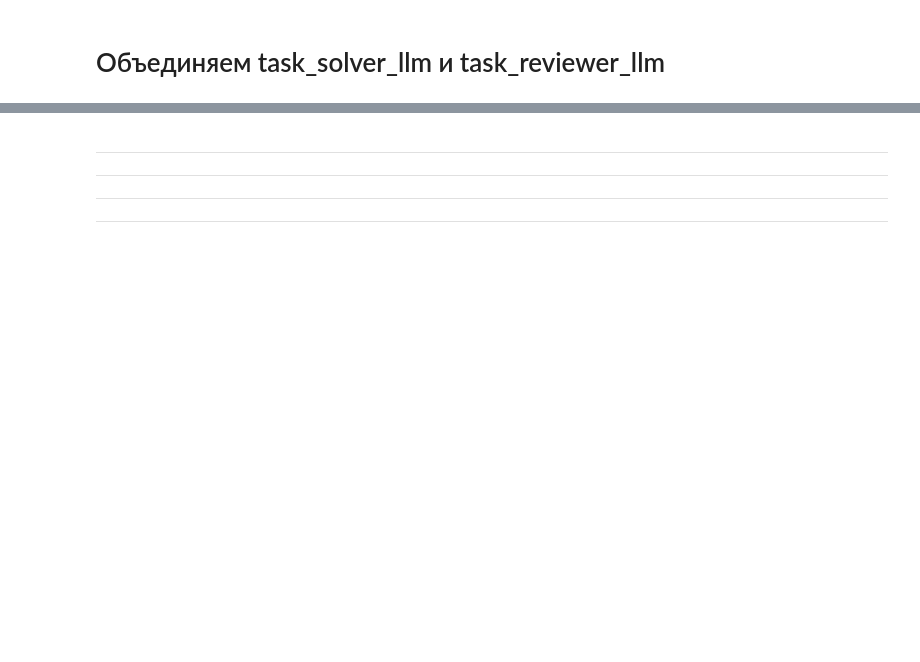
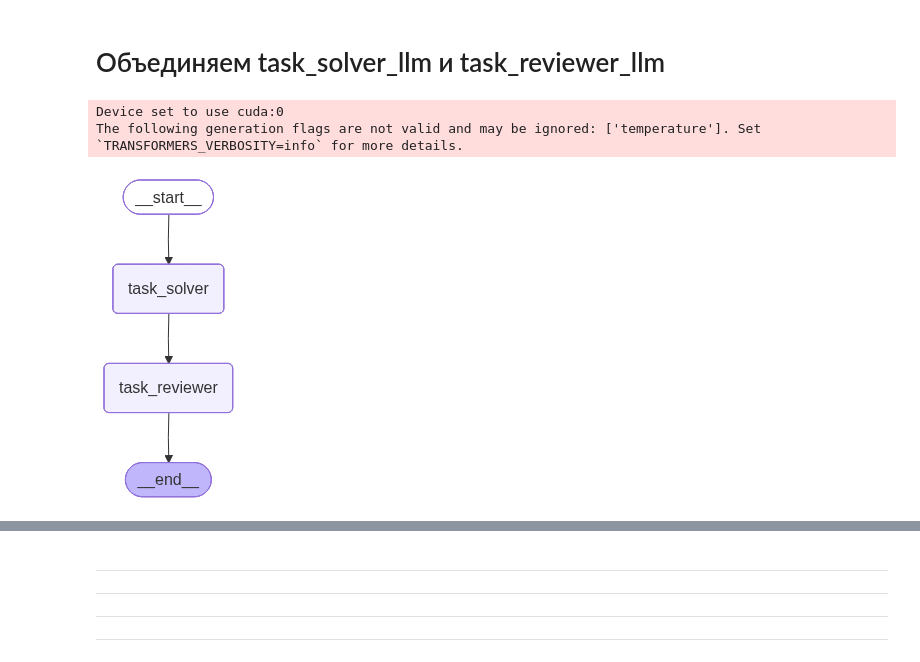
Before and after one commit to sidtim/ai-mas-hse-project, a Jupyter notebook: ai_mas_hse_project/notebooks/4-agent-baseline.ipynb, the cells around one changed output, grey strips where cells are left out. Saved outputs shown, nothing was run; the diff lists cells and outputs as text; code cells hidden in the pictures; blank space fills up the shorter version.

Commit message:
Add: baseline one-agent graph and calculating success-rate

```diff
--- a/ai_mas_hse_project/notebooks/4-agent-baseline.ipynb
+++ b/ai_mas_hse_project/notebooks/4-agent-baseline.ipynb
@@ -347,2 +254,46 @@ END_ANSWER
 # %% [markdown]
 # Объединяем task_solver_llm и task_reviewer_llm
+# %%
+torch.cuda.empty_cache()
+
+llm = HuggingFacePipeline.from_model_id(
+    model_id="LiquidAI/LFM2-2.6B-Exp",
+    task="text-generation",
+    device=0,
+    pipeline_kwargs=dict(
+        max_new_tokens=2000,
+        do_sample=False,
+        repetition_penalty=1,
+    ),
+)
+
+tiny_lama_model = ChatHuggingFace(llm=llm)
+# %% [output]
+Device set to use cuda:0
+The following generation flags are not valid and may be ignored: ['temperature']. Set `TRANSFORMERS_VERBOSITY=info` for more details.
+# %%
+# Определяем состояние графа
+class MessagesState(TypedDict):
+    messages: Annotated[list[AnyMessage], add_messages]
+    ground_truth: str  # Добавляем поле для правильного ответа
+    task_problem: str  # Добавляем поле для текста задачи
+    solver_answer: str  # Поле для хранения ответа ассистента-решальщика
+    reviewer_answer: str  # Поле для хранения ответа ассистента-проверяльщика
+    review_result: int # Результат проверки решения ассистента ассесором. 1 - ответ ассистента правильный. 0 - ответ ассистента неправильный
+# %%
+def find_answer(ass_prompt: str,
+                start_marker: str = "START_ANSWER",
+                end_marker:str = "END_ANSWER"):
+    # Извлекаем ответ из текста
+    answer = ass_prompt
+
+    start_idx = answer.rfind(start_marker)
+    end_idx = answer.rfind(end_marker)
+
+    if start_idx != -1 and end_idx != -1:
+        start_idx += len(start_marker)
+        extracted_answer = answer[start_idx:].strip(end_marker)
+    else:
+        extracted_answer = answer.strip()
+
+    return extracted_answer
@@ -348,0 +392,18 @@ END_ANSWER
+# %%
+builder = StateGraph(MessagesState)
+
+# Добавляем узлы
+builder.add_node("task_solver", task_solver_llm)
+builder.add_node("task_reviewer", task_reviewer_llm)
+
+# Определяем связи между узлами
+builder.add_edge(START, "task_solver")
+builder.add_edge("task_solver", "task_reviewer")
+builder.add_edge("task_reviewer", END)
+
+# Компилируем граф
+graph = builder.compile()
+
+display(Image(graph.get_graph().draw_mermaid_png()))
+# %% [output]
+[figure, added]
```
Also changed, not shown: parts of 27 cells of this notebook, 1 other file.
